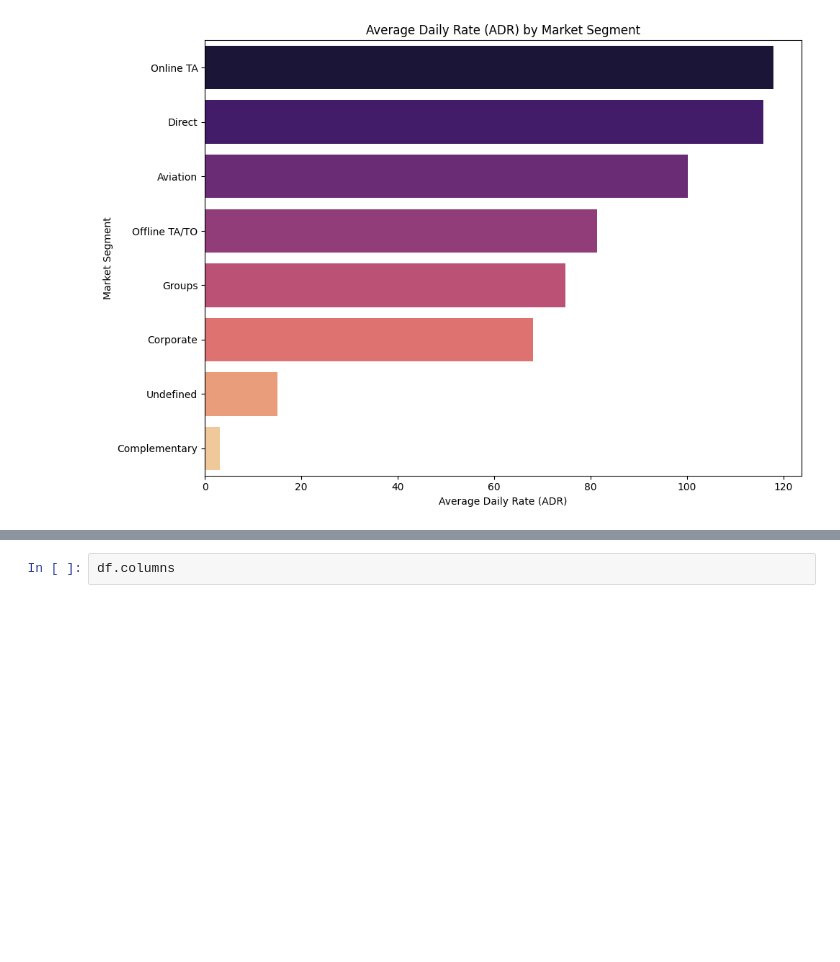
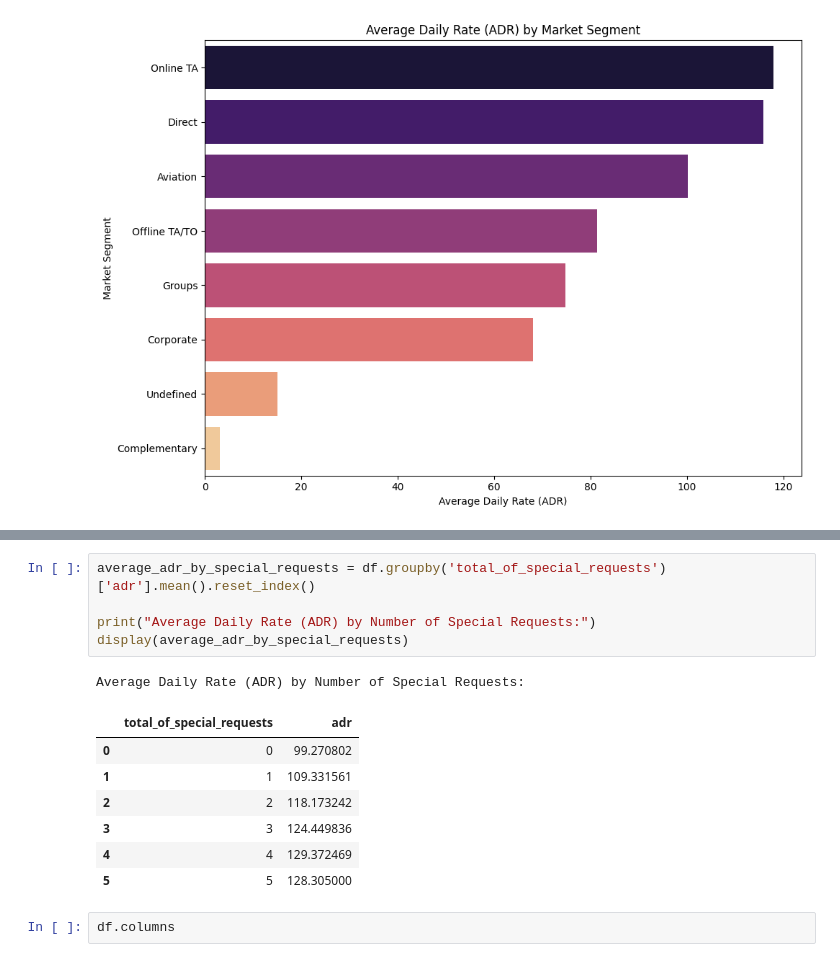
Before and after one commit to mayurimamdi/HotelBookingSystem, a Jupyter notebook: notebooks/01_eda.ipynb, the cells around one changed output, grey strips where cells are left out. Drawn from its saved outputs; the diff is of its cells as text; blank space fills up the shorter version.

```diff
--- a/notebooks/01_eda.ipynb
+++ b/notebooks/01_eda.ipynb
@@ -912,3 +958,17 @@ Passing `palette` without assigning `hue` is deprecated and will be removed in v
+# %%
+average_adr_by_special_requests = df.groupby('total_of_special_requests')['adr'].mean().reset_index()
+
+print("Average Daily Rate (ADR) by Number of Special Requests:")
+display(average_adr_by_special_requests)
+# %% [output]
+Average Daily Rate (ADR) by Number of Special Requests:
+|  | total_of_special_requests | adr |
+| 0 | 0 | 99.270802 |
+| 1 | 1 | 109.331561 |
+| 2 | 2 | 118.173242 |
+| 3 | 3 | 124.449836 |
+| 4 | 4 | 129.372469 |
+| 5 | 5 | 128.305000 |
 # %%
 df.columns
 # %% [output]
```
Also changed, not shown: parts of 2 cells of this notebook.
